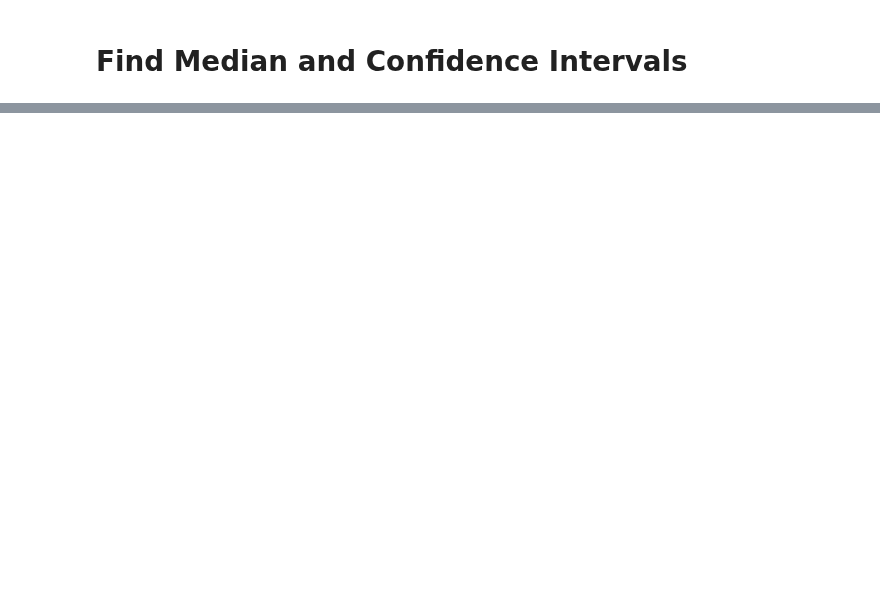
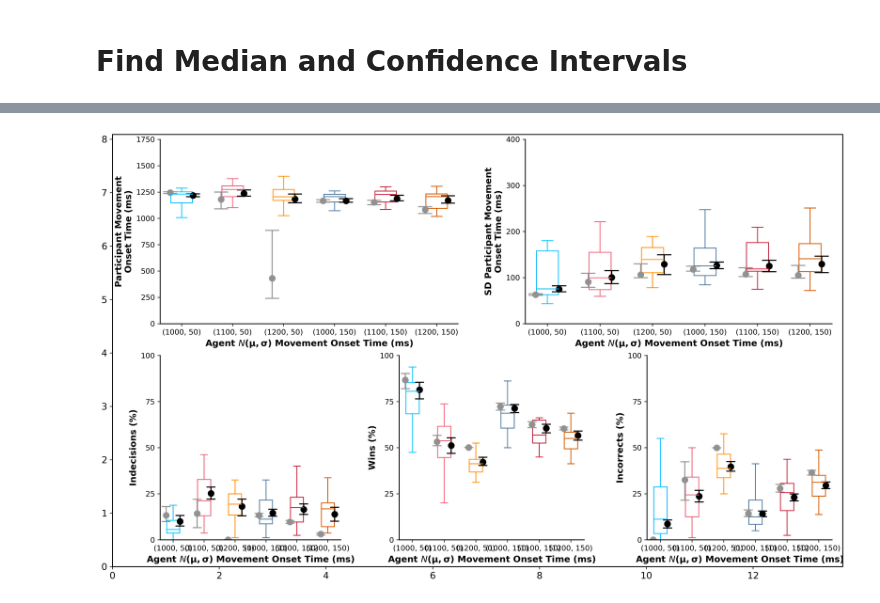
Before and after one commit to SethSullivan/MatchPennies-Agent-Expirement, a Jupyter notebook: scripts/makefigs/Analyze_Bootstrapped_or_Warmstart_Models.ipynb, the cells around one changed output, grey strips where cells are left out. Drawn from its saved outputs; the diff is of its cells as text; code cells hidden in the pictures; blank space fills up the shorter version.

```diff
--- a/scripts/makefigs/Analyze_Bootstrapped_or_Warmstart_Models.ipynb
+++ b/scripts/makefigs/Analyze_Bootstrapped_or_Warmstart_Models.ipynb
@@ -124,0 +360,80 @@ ax1 = fig.add_panel((1,0.2,3,1.75))
+# %%
+save_path = Path(r"D:\OneDrive - University of Delaware - o365\Desktop\MatchPennies-Agent-Expirement\results\figures")
+w,h = 13.68,8.09
+bw = (0.35*w)/it.num_blocks # box widths of all boxes combined takes up 30% of the width
+mult_w, div_w = 0.053,2.3
+div_h = 1.75
+xlocs = np.linspace(0, w/div_w, num=len(it.trial_block_titles))
+legend_fontsize = 10
+ticklabel_fontsize = 10
+suptitle_fontsize = 14
+label_fontsize = 12
+
+metrics = np.array([participant_median_movement_onset_time,
+            participant_sd_movement_onset_time,
+            participant_perc_indecisions,
+            participant_perc_wins,
+            participant_perc_incorrects,
+            ]
+)[:,:,[0,2,4,1,3,5]] # Rearranging axes to get the order I want
+ylocs = [np.arange(0, 1751, 250)] + [np.arange(0, 401, 100)] + [np.arange(0, 101, 25)]*3
+ylabels = ['Participant Movement\nOnset Time (ms)','SD Participant Movement\nOnset Time (ms)',
+            'Indecisions (%)','Wins (%)','Incorrects (%)',]
+ylims = [(0,1750)] + [(0,400)] + [(0,100)]*3
+
+model_label = ['Optimal Model', 'Sub-Optimal Model']
+# save_names = ["exp1_results_only_optimal_model", 'exp1_results_both_models','exp1_results_statistics',]
+suptitles = ["Model Results", "Model Results", "Participant Behaviour"]
+legend_locs  = (0.58,0.86)
+median_dicts = [optimal_medians, suboptimal_medians]
+interval_dicts = [optimal_intervals, suboptimal_intervals]
+
+mosaic = "aaabbb;ccddee"
+fig = NewFigure(mosaic, dpi=300, figsize = (w,h))
+axs = list(fig.axes.values())
+model_colors = [wheel.grey,wheel.black]
+#* Looping axes for each metric
+for i,(ax,col_name) in enumerate(zip(axs,col_names)):
+    #* Looping each experimental condition
+    for j in range(len(xlocs)):
+        dv.boxplot(ax,xlocs[j],metrics[i,:,j],
+                color = constants.xticklabel_colors_means[j],
+                data_color=constants.xticklabel_colors_means[j],)
+        for k,(model_medians,model_intervals) in enumerate(zip(median_dicts, interval_dicts)):
+            if k == 0:
+                shift = -bw/3
+            if k == 1:
+                shift = +bw/3
+            pf.plot_boostrapped_model_results(ax, xlocs[j]+shift, y = model_medians[col_name][j],
+                                              percentiles=model_intervals[col_name][:,j],
+                                              horizontal_lw=0.3, markersize=8, color = model_colors[k])
+
+    # dv.jitter_array(ax=ax,x_positions=xlocs,data=metrics[i,:,:].T,
+    #                 data_color = constants.xticklabel_colors_means,
+    #                 data_edge_color = wheel.lighten_color(wheel.light_grey,1.2),
+    #                 noise_scale=0.06, include_mean = False, circle_size=40)
+
+    ax.set_ylim(ylims[i])
+    ax.set_xticks(xlocs, labels = constants.xticklabels, fontsize=ticklabel_fontsize)
+    ax.set_yticks(ylocs[i],labels = ylocs[i], fontsize = ticklabel_fontsize)
+    ax.set_xlabel(it.xlabel,fontsize=label_fontsize)
+    ax.set_ylabel(ylabels[i],fontsize=label_fontsize)
+        # [ticklabel.set_color(color) for (color,ticklabel) in zip(constants.xticklabel_colors_means,ax.xaxis.get_ticklabels())]
+
+# fig.axes['a'].set_xlabel("xlabela")
+# fig.add_all_letters()
+fig.fig.facecolor = 1
+adjust_keys = ['c']
+# for k in adjust_keys:
+    # fig.adjust_position(fig.axes[k],(0,0))
+
+bbox = fig.axes['c'].get_window_extent().transformed(fig.axmain.transAxes.inverted())
+
+# fig.axes['c'].set_position((bbox.x0, bbox.y0,
+#                             bbox.width, bbox.height))
+# fig.pad_fig(w_pad=0.1,h_pad=0,w_space=-0.1,h_space=0.1)
+# dv.legend()
+plt.show()
+fig.savefig(save_path / "test.png")
+# %% [output]
+[figure, added]
```
Also changed, not shown: parts of 16 cells of this notebook.
